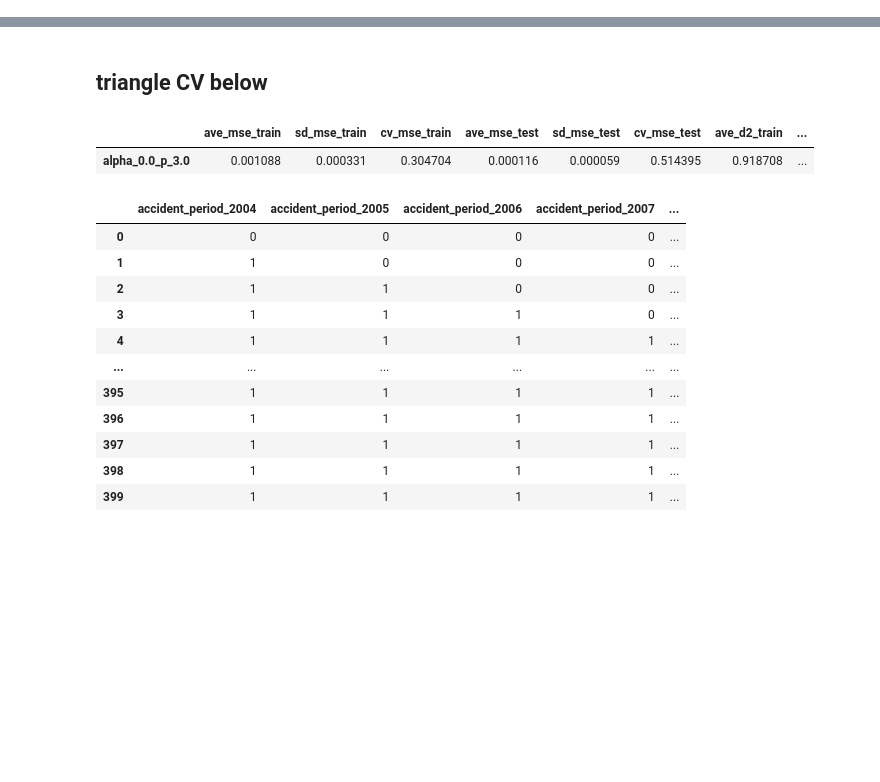
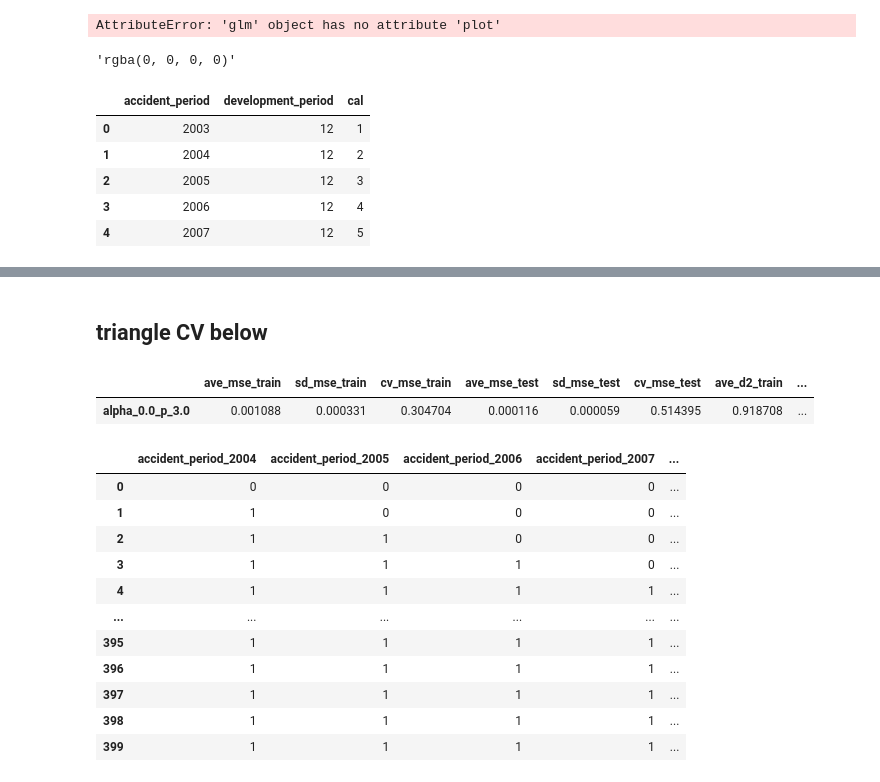
Before and after one commit to rocky-reserving/rocky, a Jupyter notebook: rocky-app/src/glm_model.ipynb, the cells around one changed output, grey strips where cells are left out. Cells and saved outputs as stored; diff of their text form; code cells hidden in the pictures; blank space fills up the shorter version.

Commit message:
working on plots

```diff
--- a/rocky-app/src/glm_model.ipynb
+++ b/rocky-app/src/glm_model.ipynb
@@ -53 +66,20 @@ r.TweedieGLM(id='BaseGLM', tri=r.paid_loss, cal=False, n_validation=5)
+# %%
+r.BaseGLM.plot.ResidualPlot(r.BaseGLM.PearsonResiduals(), r.paid_loss.get_X_id('train').accident_period)
+# %% [output]
+AttributeError: 'glm' object has no attribute 'plot'
+# %%
+scatterpoint_outline_color=(0, 0, 0, 0)
+outline_color = 'rgba' + str(scatterpoint_outline_color)
+outline_color
+# %% [output]
+'rgba(0, 0, 0, 0)'
+# %%
+r.paid_loss.get_X_id().head()
+# %% [output]
+|  | accident_period | development_period | cal |
+| 0 | 2003 | 12 | 1 |
+| 1 | 2004 | 12 | 2 |
+| 2 | 2005 | 12 | 3 |
+| 3 | 2006 | 12 | 4 |
+| 4 | 2007 | 12 | 5 |
 # %%
```
Also changed, not shown: parts of 7 cells of this notebook, 4 other files.
